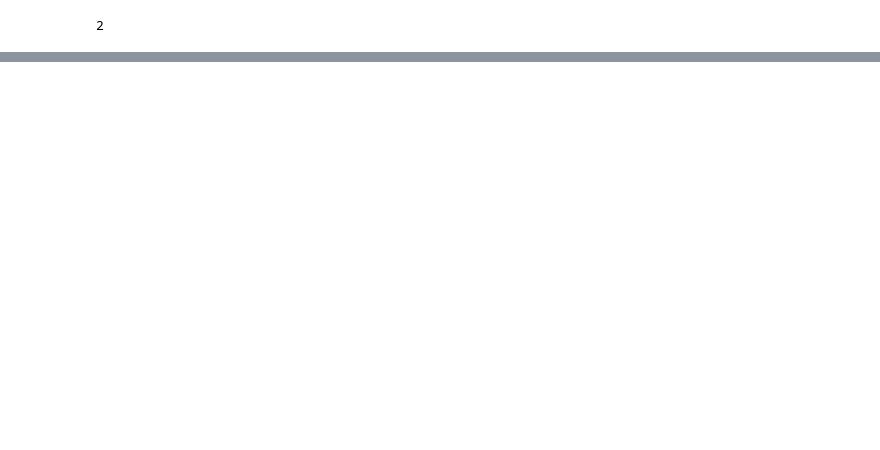
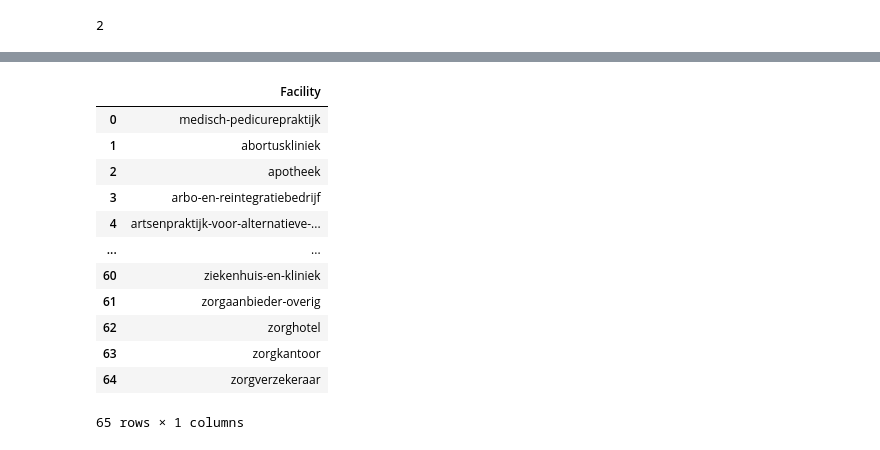
Before and after one commit to Simonwdb/WebscrapeZorgkaart, a Jupyter notebook: src/testFile.ipynb, the cells around one changed output, grey strips where cells are left out. Drawn from its saved outputs; the diff is of its cells as text; code cells hidden in the pictures; blank space fills up the shorter version.

Commit message:
completed testing scraping all facilities

```diff
--- a/src/testFile.ipynb
+++ b/src/testFile.ipynb
@@ -75,3 +75,8 @@ result_list
 len(result_list)
 # %% [output]
 2
+# %%
+results = []
+
+for item in result_list:
+    results.extend(item)
@@ -77,0 +91,3 @@ len(result_list)
+# %%
+results = [result for result in results if '\n' not in result]
+results
@@ -77,0 +112,6 @@ len(result_list)
+# %%
+facilities = []
+
+for res in results:
+    facility = res.get('href')[1:]
+    facilities.append(facility)
@@ -77,0 +140,16 @@ len(result_list)
+# %%
+pd.DataFrame(data=facilities, columns=['Facility'])
+# %% [output]
+|  | Facility |
+| 0 | medisch-pedicurepraktijk |
+| 1 | abortuskliniek |
+| 2 | apotheek |
+| 3 | arbo-en-reintegratiebedrijf |
+| 4 | artsenpraktijk-voor-alternatieve-... |
+| ... | ... |
+| 60 | ziekenhuis-en-kliniek |
+| 61 | zorgaanbieder-overig |
+| 62 | zorghotel |
+| 63 | zorgkantoor |
+| 64 | zorgverzekeraar |
+65 rows × 1 columns
```
Also changed, not shown: parts of 5 cells of this notebook.
